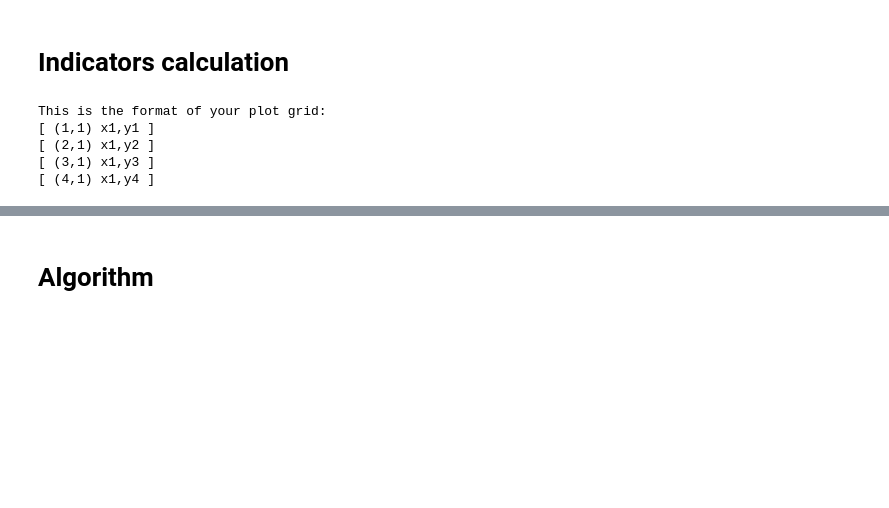
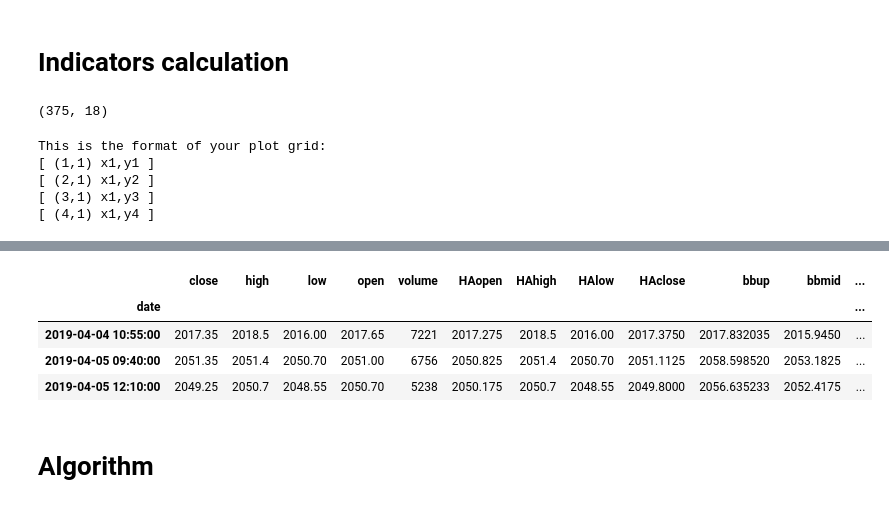
Before and after one commit to suhansaha/freedom, a Jupyter notebook: Kite_WebScoket_Handler.ipynb, the cells around one changed output, grey strips where cells are left out. Cells and saved outputs as stored; diff of their text form; code cells hidden in the pictures; blank space fills up the shorter version.

```diff
--- a/Kite_WebScoket_Handler.ipynb
+++ b/Kite_WebScoket_Handler.ipynb
@@ -7,7 +7,8 @@ import datetime as dt
 
 exchange = 'NSE'
 symbol = "HDFC"
-today = '05_04_2019'#dt.datetime.now().strftime("%d_%m_%y")
+today = '2019-04-05'#dt.datetime.now().strftime("%d_%m_%y")
+prevday = '2019-04-04'
 sample_freq = '5min'
 # %% [markdown]
 # OAuth Login
@@ -72,7 +76,8 @@ raw_data.to_hdf('kite_data/kite_data.h5', key=symbol+today,mode='a')
 # %% [raw]
 resample(raw_data, sample_freq)
 # %%
-raw_data = pd.read_hdf('kite_data/kite_data.h5', key=symbol+"05_04_19",mode='r')
+raw_data = pd.read_hdf('kite_data/kite_data.h5', key=symbol+today,mode='r')
+raw_data_day = pd.read_hdf('kite_data/kite_data.h5', key=symbol+today+"day",mode='r')
 # %% [markdown]
 # Filter Stocks
 # %% [markdown]
@@ -252,3 +388,7 @@ def createPlot():
+# %%
+print(raw_data['2019-04-04'].shape)
+# %% [output]
+(375, 18)
 # %%
 fig = createPlot()
 raw_data = ha(raw_data,1,True)
@@ -259,10 +399,12 @@ raw_data = macd(raw_data,2,True)
 raw_data = rsi(raw_data,3, True)
 raw_data = aroon(raw_data,4, True)
 
+#pivotPoint(raw_data, pos=1, plot=False)
+annotateBuySell(raw_data.iloc[[100,150]],"Buy")
+annotateBuySell(raw_data.iloc[[400,450]], "Sell")
+annotateBuySell(raw_data.iloc[[100,400, 550]],)
 
-annotateBuySell(raw_data.iloc[[100,150]])
-
-iplot(fig, filename="analysis")
+#iplot(fig, filename="analysis")
 # %% [output]
 This is the format of your plot grid:
 [ (1,1) x1,y1 ]
@@ -273,3 +414,8 @@ This is the format of your plot grid:
+|  | close | high | low | open | volume | HAopen | HAhigh | HAlow | HAclose | bbup | bbmid | ... |
+| date |  |  |  |  |  |  |  |  |  |  |  | ... |
+| 2019-04-04 10:55:00 | 2017.35 | 2018.5 | 2016.00 | 2017.65 | 7221 | 2017.275 | 2018.5 | 2016.00 | 2017.3750 | 2017.832035 | 2015.9450 | ... |
+| 2019-04-05 09:40:00 | 2051.35 | 2051.4 | 2050.70 | 2051.00 | 6756 | 2050.825 | 2051.4 | 2050.70 | 2051.1125 | 2058.598520 | 2053.1825 | ... |
+| 2019-04-05 12:10:00 | 2049.25 | 2050.7 | 2048.55 | 2050.70 | 5238 | 2050.175 | 2050.7 | 2048.55 | 2049.8000 | 2056.635233 | 2052.4175 | ... |
 # %% [markdown]
 # Algorithm
 # %% [markdown]
```
Also changed, not shown: parts of 6 cells of this notebook, 1 other file.
